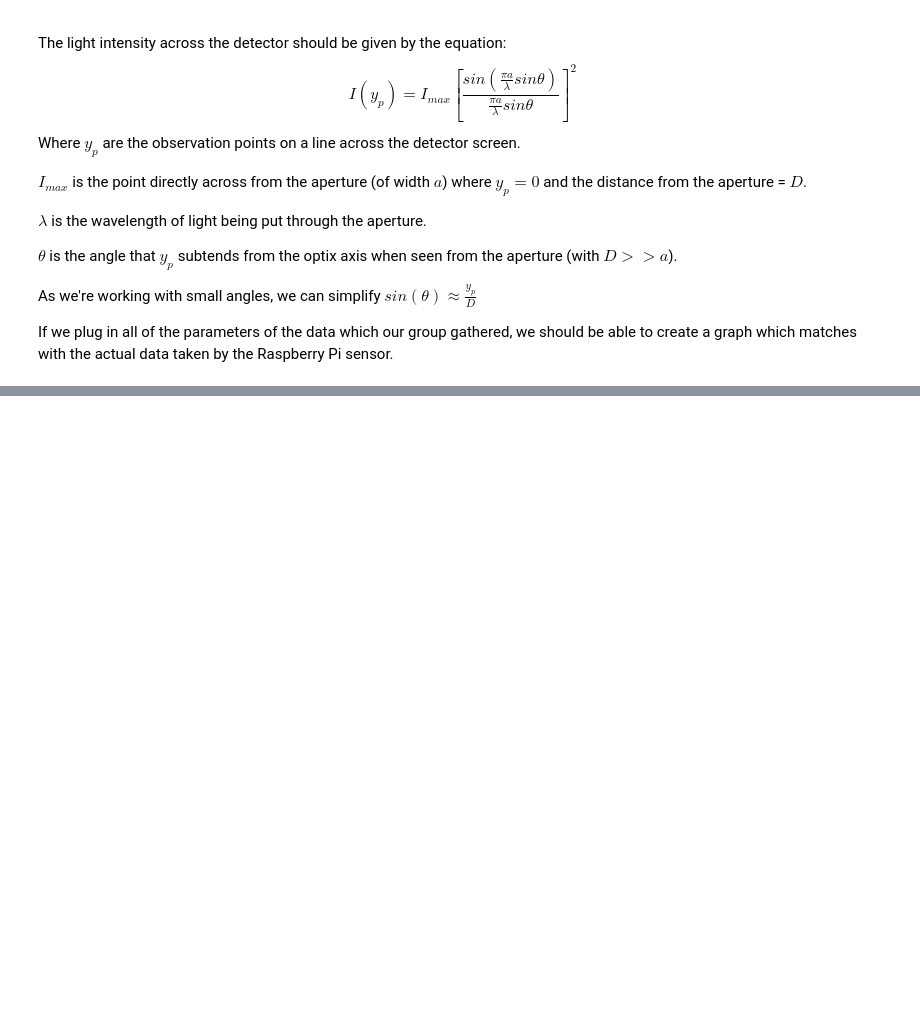
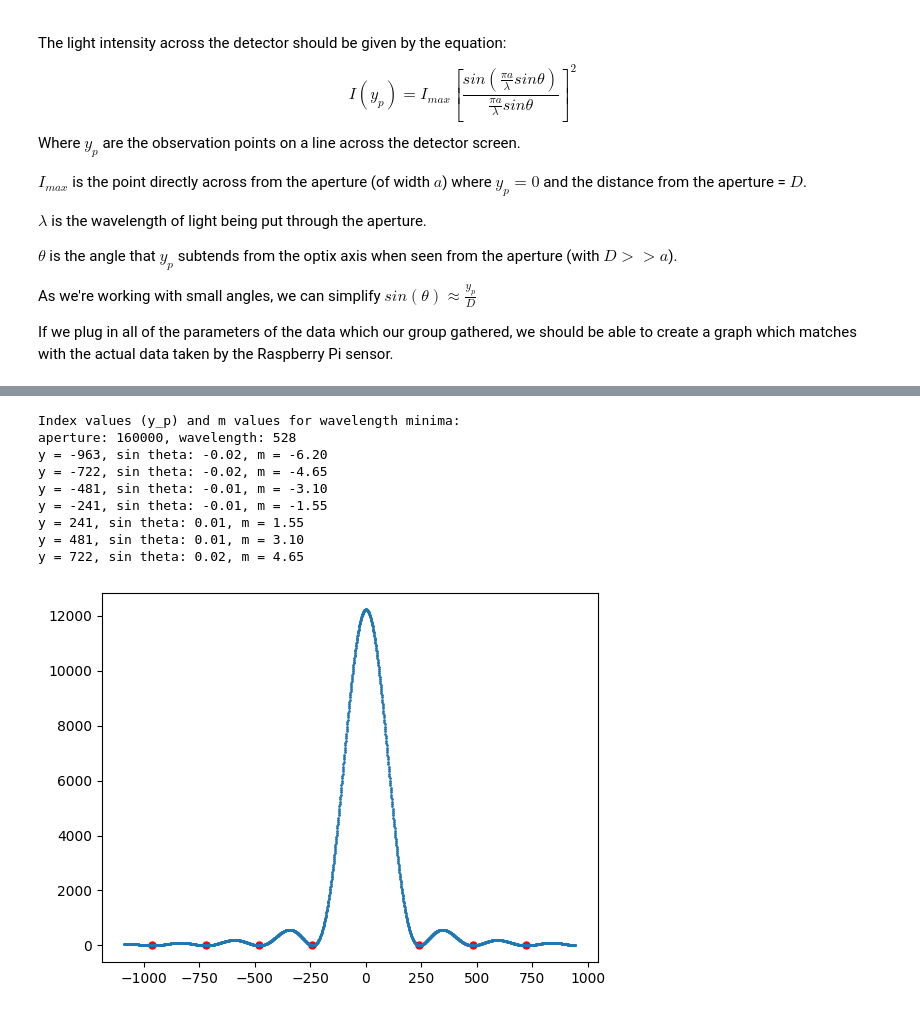
Before and after one commit to maraMaraschino/Adv-Lab, a Jupyter notebook: Optical Diffraction/Optical-Diffraction-Data-Analysis/OpticalDiffractionDataProcessing-HDF5.ipynb, the cells around one changed output, grey strips where cells are left out. Drawn from its saved outputs; the diff is of its cells as text; code cells hidden in the pictures; blank space fills up the shorter version.

```diff
--- a/Optical Diffraction/Optical-Diffraction-Data-Analysis/OpticalDiffractionDataProcessing-HDF5.ipynb
+++ b/Optical Diffraction/Optical-Diffraction-Data-Analysis/OpticalDiffractionDataProcessing-HDF5.ipynb
@@ -291,0 +310,38 @@ Min value of array: 5.3647942103725e-07
+# %%
+intensity_array = np.array(intensity_array)
+# Find min values of intensities
+min_indices, _ = find_peaks(-intensity_array)
+
+#min_values = intensity_array[min_indices]
+min_values = []
+print('Index values (y_p) and m values for wavelength minima:')
+print(f'aperture: {aperture}, wavelength: {wavelength}')
+for index in min_indices:
+    # Collect intensity value before adjusting for shifted x-axis
+    value = intensity_array[index]
+    min_values.append(value)
+
+    # Shift x-axis so peak is at 0 again
+    index = index - x_max
+    sin_theta = (index * pixel_width * 1.55) / distance
+
+    # Round m value to two decimals to avoid .99 values
+    print(f'y = {index}, sin theta: {sin_theta:.2f}, m = {sin_theta * aperture / wavelength:.2f}')
+
+
+
+# Plot the locations of the minimum values
+plt.scatter(min_indices-x_max, min_values, s=25, color='r')
+plt.scatter(x_shifted, intensity_array, s=1)
+plt.show()
+# %% [output]
+Index values (y_p) and m values for wavelength minima:
+aperture: 160000, wavelength: 528
+y = -963, sin theta: -0.02, m = -6.20
+y = -722, sin theta: -0.02, m = -4.65
+y = -481, sin theta: -0.01, m = -3.10
+y = -241, sin theta: -0.01, m = -1.55
+y = 241, sin theta: 0.01, m = 1.55
+y = 481, sin theta: 0.01, m = 3.10
+y = 722, sin theta: 0.02, m = 4.65
+[figure, added]
```
Also changed, not shown: parts of 5 cells of this notebook.
